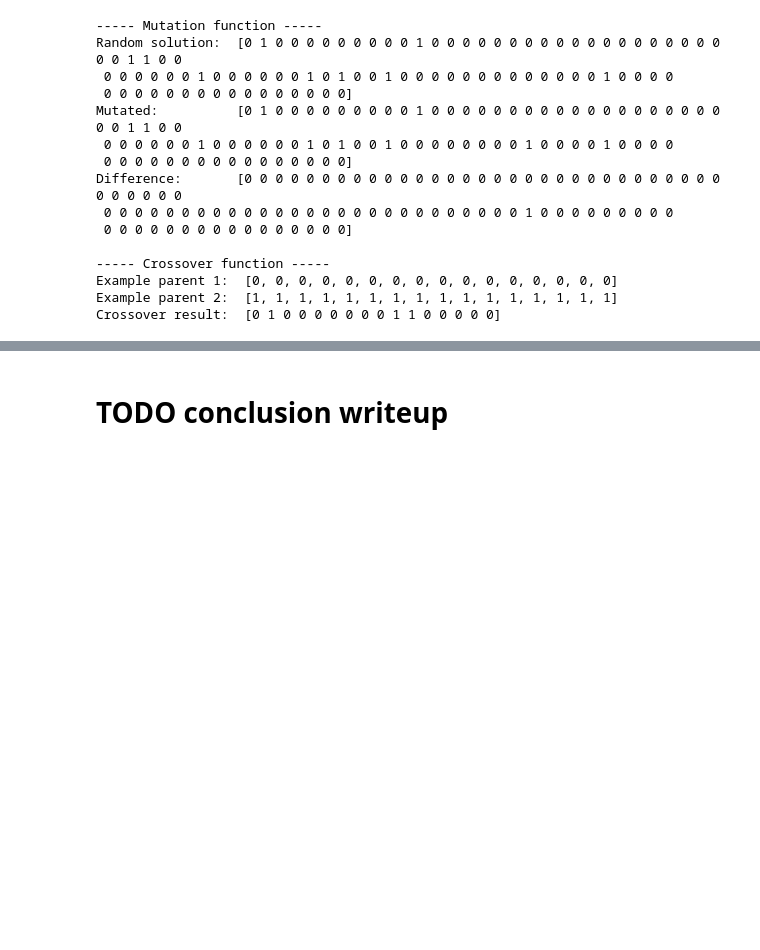
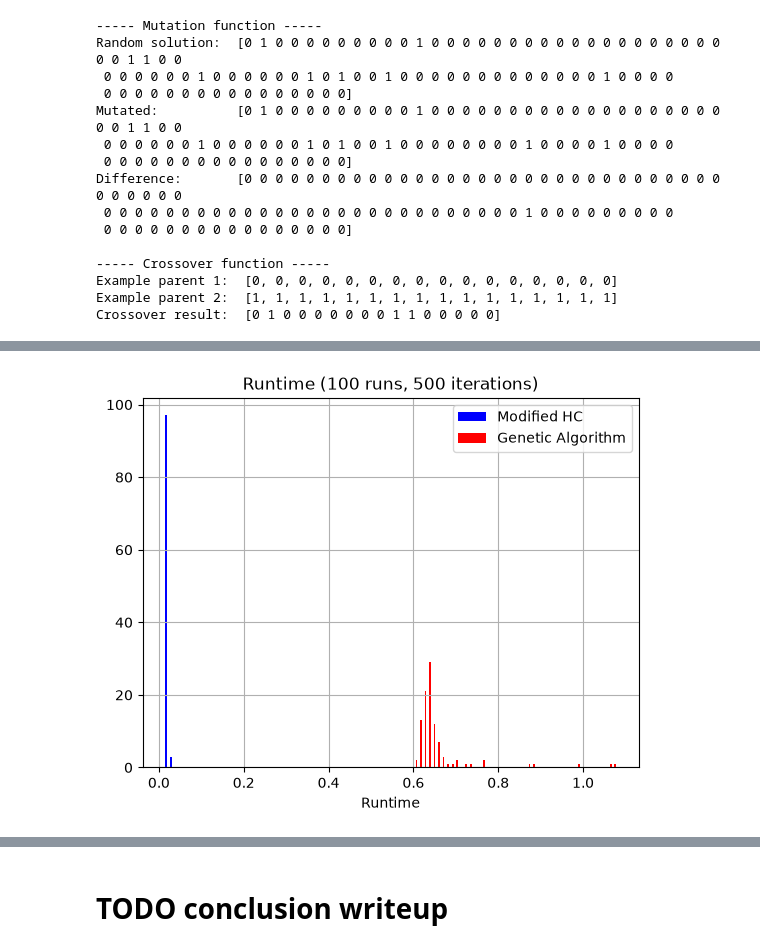
Before and after one commit to AyOhEe/CSCU9YE-Assignment, a Jupyter notebook: 3423815.ipynb, the cells around one changed output, grey strips where cells are left out. Cells and saved outputs as stored; diff of their text form; code cells hidden in the pictures; blank space fills up the shorter version.

```diff
--- a/3423815.ipynb
+++ b/3423815.ipynb
@@ -489,3 +574,13 @@ best_ga = [run[1][1] for run in runs_ga]
 # %%
-# TODO runtime histogram
+%matplotlib inline
+
+plt.hist([times_hc, times_ga], 100, histtype="bar", label=["Modified HC", "Genetic Algorithm"], color=["blue", "red"])
+
+plt.title(f"Runtime ({PART_2_RUNS} runs, {PART_2_ITERATIONS} iterations)")
+plt.xlabel("Runtime")
+plt.legend(loc="upper right")
+plt.grid(True)
+plt.show()
+# %% [output]
+[figure, added]
 # %%
```
Also changed, not shown: parts of 9 cells of this notebook.
